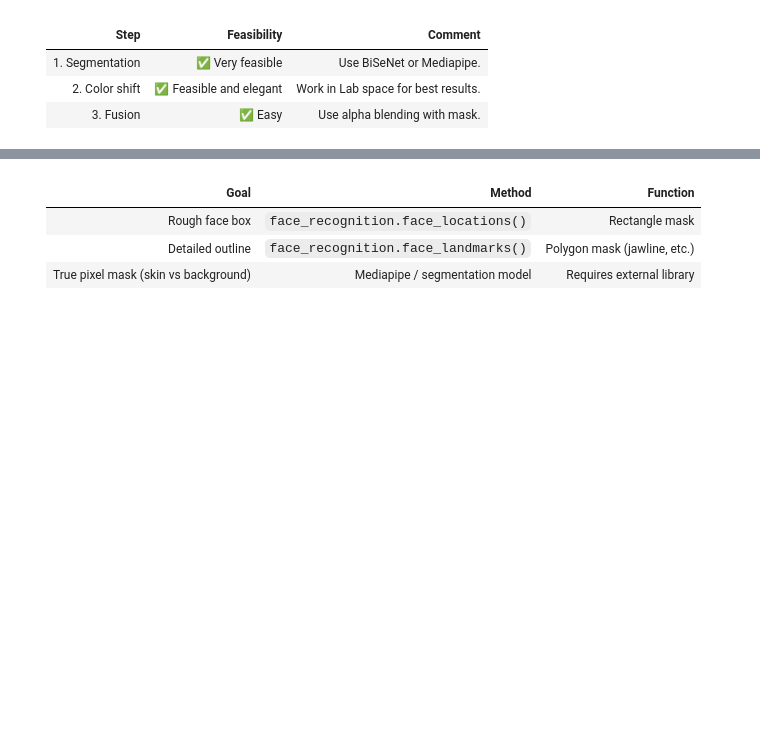
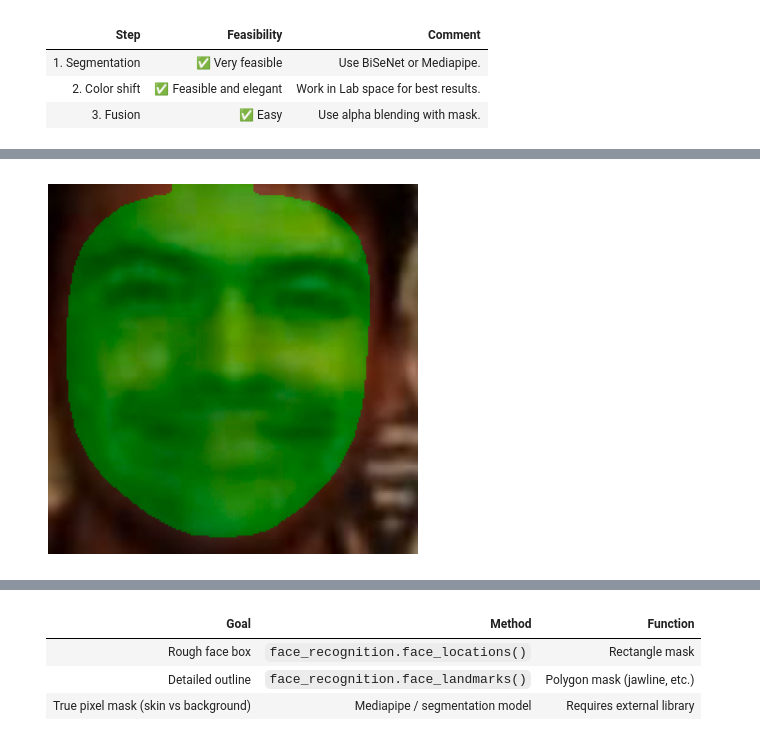
Before and after one commit to BOB-o-rabanete/Colored_Faces, a Jupyter notebook: main.ipynb, the cells around one changed output, grey strips where cells are left out. Cells and saved outputs as stored; diff of their text form; code cells hidden in the pictures; blank space fills up the shorter version.

```diff
--- a/main.ipynb
+++ b/main.ipynb
@@ -198,0 +201,7 @@ plt.show()
+# %%
+oainted_face = change_face_color(img_bgr, (0, 120, 0))
+plt.imshow(oainted_face)
+plt.axis("off")
+plt.show()
+# %% [output]
+[figure, added]
```
Also changed, not shown: parts of 10 cells of this notebook, 1 other file.
